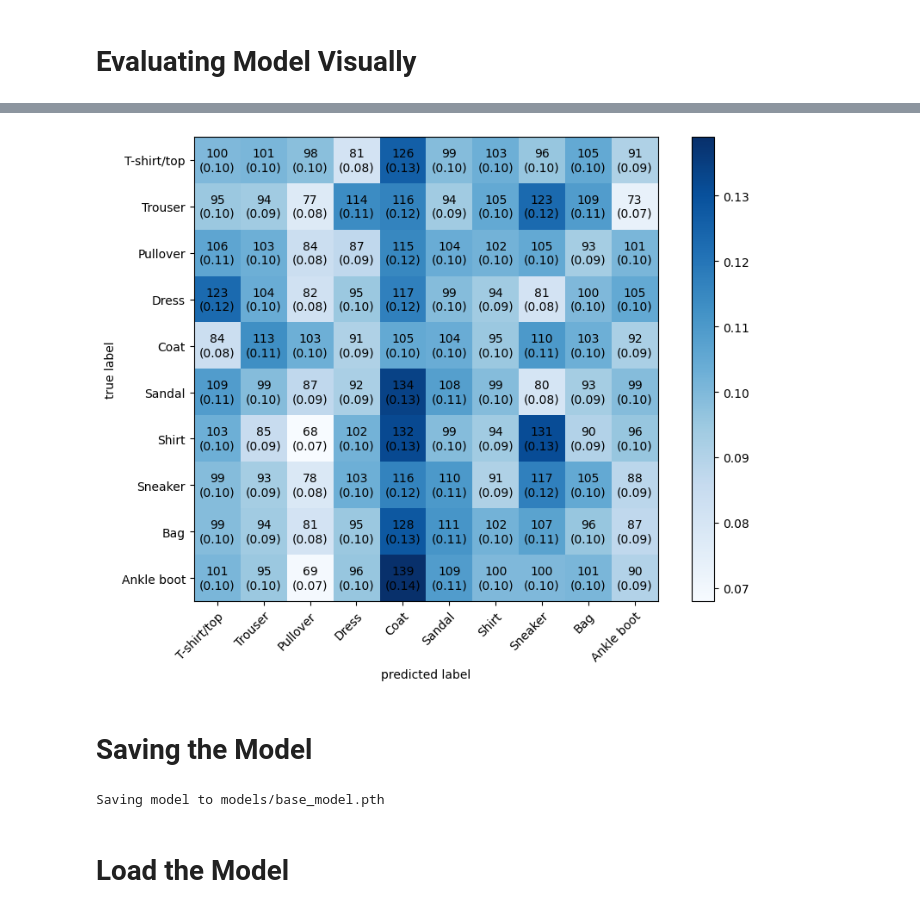
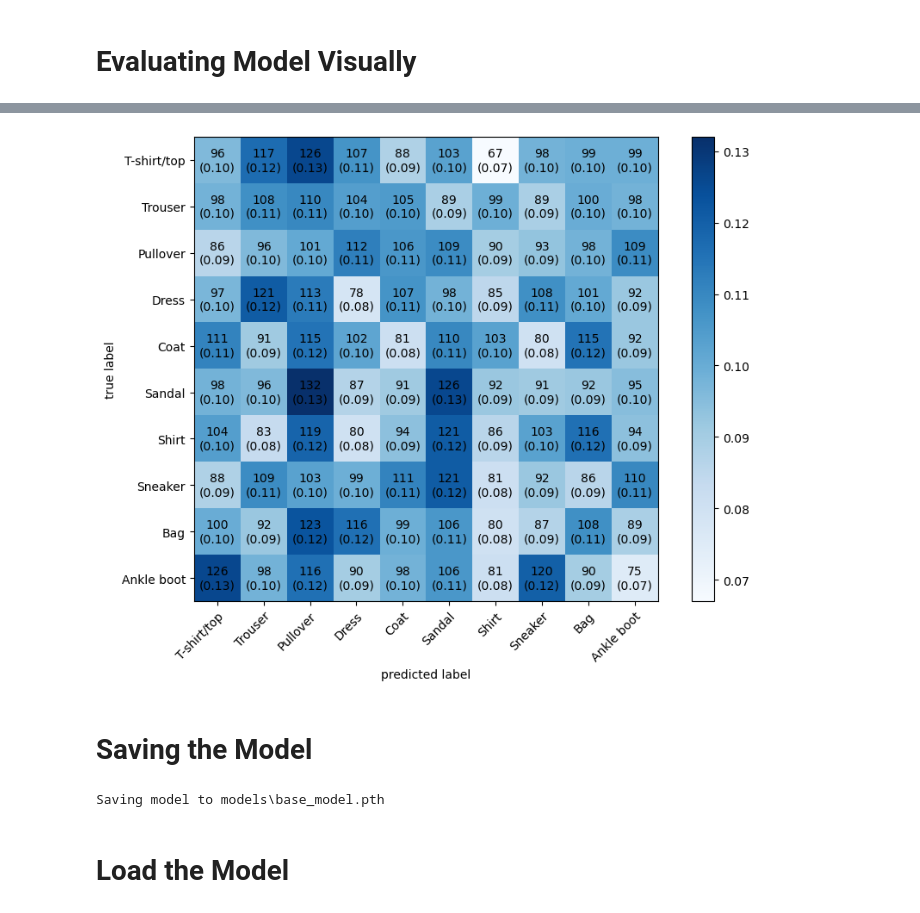
Before and after one commit to MH0386/active_learning_with_deep_learning, a Jupyter notebook: active-learning-with-deep-learning-in-FashionMNIST.ipynb, the cells around one changed output, grey strips where cells are left out. Drawn from its saved outputs; the diff is of its cells as text; code cells hidden in the pictures.

```diff
--- a/active-learning-with-deep-learning-in-FashionMNIST.ipynb
+++ b/active-learning-with-deep-learning-in-FashionMNIST.ipynb
@@ -185,7 +175,9 @@ def numpy_to_dataloader(x, y, batch_size=32):
 # %%
 BATCH_SIZE_CIF = 32
 
-FashionMNIST_train_data_loader = numpy_to_dataloader(x_initial, y_initial, BATCH_SIZE_CIF)
+FashionMNIST_train_data_loader = numpy_to_dataloader(
+    x_initial, y_initial, BATCH_SIZE_CIF
+)
 FashionMNIST_test_data_loader = numpy_to_dataloader(x_test, y_test, BATCH_SIZE_CIF)
 # %%
 FashionMNIST_train_data_loader, FashionMNIST_test_data_loader
@@ -278,7 +273,9 @@ if Path("HelperFunctions.py").is_file():
     print("Helper Functions already exists, skipping downloading")
 else:
     print("downloading HelperFunctions.py")
-    request = requests.get("https://raw.githubusercontent.com/mrdbourke/pytorch-deep-learning/main/helper_functions.py")
+    request = requests.get(
+        "https://raw.githubusercontent.com/mrdbourke/pytorch-deep-learning/main/helper_functions.py"
+    )
     with open("HelperFunctions.py", "wb") as f:
         f.write(request.content)
 # %% [output]
@@ -337,7 +334,9 @@ def train_step(
         data_loader
     )  # train.data_loader (returns the number of batches)
     training_acc /= len(data_loader)
-    print(f"Training Loss: {training_loss:.5f} | Training Accuracy: {training_acc:.2f}%")
+    print(
+        f"Training Loss: {training_loss:.5f} | Training Accuracy: {training_acc:.2f}%"
+    )
     return training_acc, training_loss
 # %%
 def test_step(
@@ -378,7 +377,7 @@ torch.manual_seed(42)
 torch.cuda.manual_seed(42)
 train_start_time_on_gpu = timer()
 # Set the number of epochs
-epochs = 50
+epochs = 30
 acc_TRAIN = []
 acc_TEST = []
 loss_TRAIN = []
@@ -394,9 +393,13 @@ for epoch in tqdm(range(epochs)):
     ACC_TEST = 0
     LOSS_TEST = 0
     # Training
-    ACC_TRAIN, LOSS_TRAIN = train_step(model, FashionMNIST_train_data_loader, loss_fn, optimizer, accuracy_fn, device)
+    ACC_TRAIN, LOSS_TRAIN = train_step(
+        model, FashionMNIST_train_data_loader, loss_fn, optimizer, accuracy_fn, device
+    )
     # Testing
-    ACC_TEST, LOSS_TEST = test_step(model, FashionMNIST_test_data_loader, loss_fn, accuracy_fn, device)
+    ACC_TEST, LOSS_TEST = test_step(
+        model, FashionMNIST_test_data_loader, loss_fn, accuracy_fn, device
+    )
     # y_preds
     y_preds = []
     model.eval()
@@ -597,17 +601,19 @@ plt.savefig('reports/preds_base_model_before_al.png')
 # %%
 confmat = ConfusionMatrix(task="multiclass", num_classes=len(FashionMNIST_class_names))
-confmat_tensor = confmat(preds=y_pred_tensor, target=torch.tensor(FashionMNIST_test_data.targets))
+confmat_tensor = confmat(
+    preds=y_pred_tensor, target=torch.tensor(FashionMNIST_test_data.targets)
+)
 fig, ax = plot_confusion_matrix(
     conf_mat=confmat_tensor.numpy(),
     class_names=FashionMNIST_class_names,
     figsize=(10, 7),
     show_absolute=True,
     show_normed=True,
-    colorbar=True
+    colorbar=True,
 )
-plt.savefig('reports/conf_mat_base_model_before_al.png')
+plt.savefig("reports_FashionMNIST/conf_mat_base_model_before_al.png")
 # %% [output]
-[figure, old version]
+[figure, new version]
 # %% [markdown]
 # Saving the Model
 # %%
@@ -621,7 +627,7 @@ MODEL_SAVE_PATH = MODELS_PATH / MODEL_NAME
 print(f"Saving model to {MODEL_SAVE_PATH}")
 torch.save(obj=model.state_dict(), f=MODEL_SAVE_PATH)
 # %% [output]
-Saving model to models/base_model.pth
+Saving model to models\base_model.pth
 # %% [markdown]
 # Load the Model
 # %%
```
Also changed, not shown: parts of 26 cells of this notebook, 5 other files.
